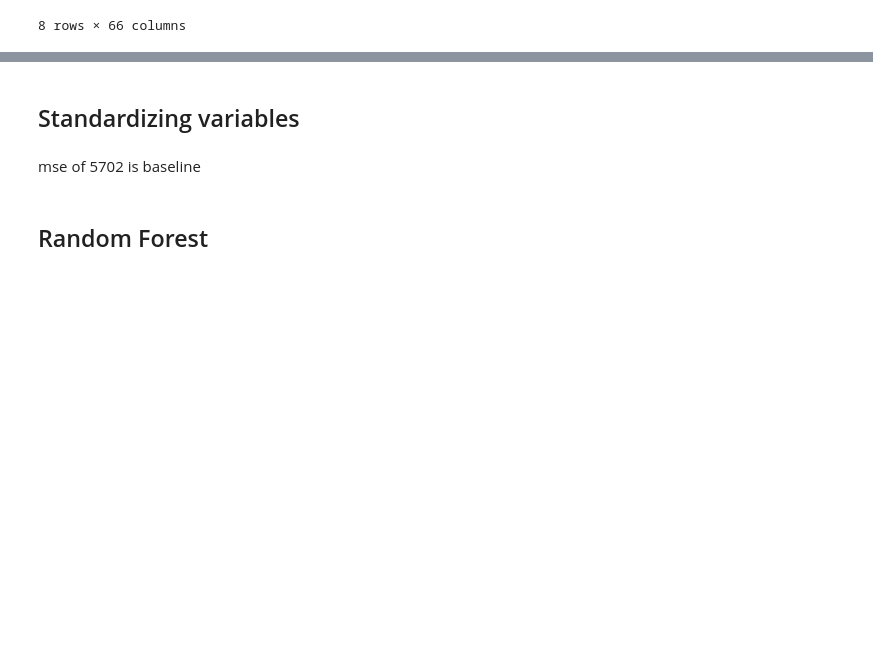
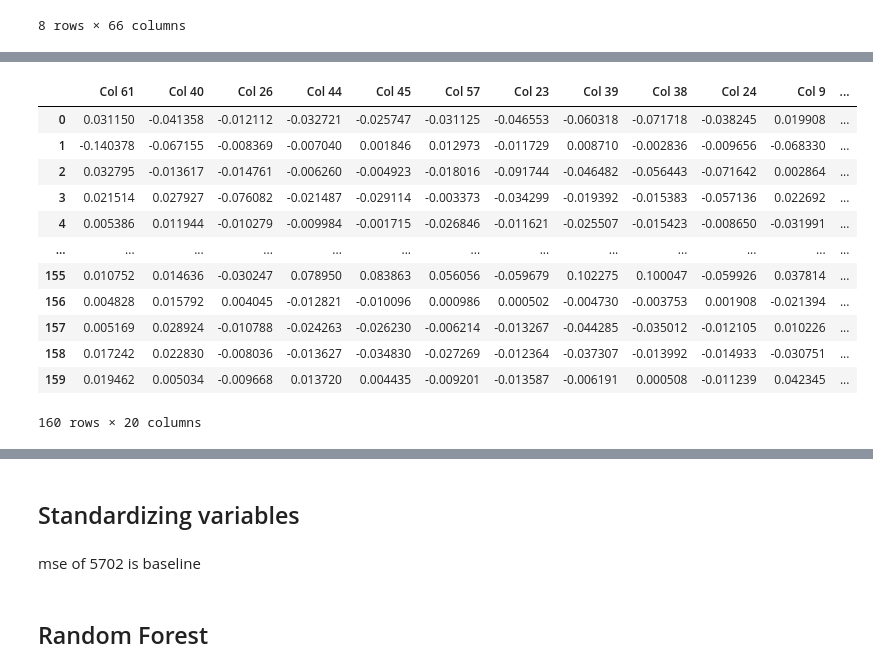
Before and after one commit to lukekerwin/GP1_DS310, a Jupyter notebook: Brian_proj.ipynb, the cells around one changed output, grey strips where cells are left out. Drawn from its saved outputs; the diff is of its cells as text; code cells hidden in the pictures; blank space fills up the shorter version.

```diff
--- a/Brian_proj.ipynb
+++ b/Brian_proj.ipynb
@@ -214,0 +231,8 @@ df.describe(include='all')
+# %%
+# Correlation with y
+df2 = df.drop(columns=['id', 'y'])
+
+correlation_matrix = df2.corrwith(df['y'])
+
+# The correlation_matrix will contain the correlation coefficients between 'y' and all other variables
+print(correlation_matrix)
@@ -214,0 +294,12 @@ df.describe(include='all')
+# %%
+# Keep the top 10 positive correlated values and top 10 negatively correlated values
+
+# Sort the correlation matrix by the 'y' variable
+sorted_correlation = correlation_matrix.sort_values(ascending=False)
+
+# Create a new DataFrame with the top 10 positively correlated and top 10 negatively correlated values
+corr_values = pd.concat([sorted_correlation[-11:-1], sorted_correlation[:10]]).reset_index()
+
+# Print the top correlated values
+print("Top 10 Correlated Values:")
+corr_values['index']
@@ -214,0 +325,18 @@ df.describe(include='all')
+# %%
+df3 = df[corr_values['index']]
+
+df3
+# %% [output]
+|  | Col 61 | Col 40 | Col 26 | Col 44 | Col 45 | Col 57 | Col 23 | Col 39 | Col 38 | Col 24 | Col 9 | ... |
+| 0 | 0.031150 | -0.041358 | -0.012112 | -0.032721 | -0.025747 | -0.031125 | -0.046553 | -0.060318 | -0.071718 | -0.038245 | 0.019908 | ... |
+| 1 | -0.140378 | -0.067155 | -0.008369 | -0.007040 | 0.001846 | 0.012973 | -0.011729 | 0.008710 | -0.002836 | -0.009656 | -0.068330 | ... |
+| 2 | 0.032795 | -0.013617 | -0.014761 | -0.006260 | -0.004923 | -0.018016 | -0.091744 | -0.046482 | -0.056443 | -0.071642 | 0.002864 | ... |
+| 3 | 0.021514 | 0.027927 | -0.076082 | -0.021487 | -0.029114 | -0.003373 | -0.034299 | -0.019392 | -0.015383 | -0.057136 | 0.022692 | ... |
+| 4 | 0.005386 | 0.011944 | -0.010279 | -0.009984 | -0.001715 | -0.026846 | -0.011621 | -0.025507 | -0.015423 | -0.008650 | -0.031991 | ... |
+| ... | ... | ... | ... | ... | ... | ... | ... | ... | ... | ... | ... | ... |
+| 155 | 0.010752 | 0.014636 | -0.030247 | 0.078950 | 0.083863 | 0.056056 | -0.059679 | 0.102275 | 0.100047 | -0.059926 | 0.037814 | ... |
+| 156 | 0.004828 | 0.015792 | 0.004045 | -0.012821 | -0.010096 | 0.000986 | 0.000502 | -0.004730 | -0.003753 | 0.001908 | -0.021394 | ... |
+| 157 | 0.005169 | 0.028924 | -0.010788 | -0.024263 | -0.026230 | -0.006214 | -0.013267 | -0.044285 | -0.035012 | -0.012105 | 0.010226 | ... |
+| 158 | 0.017242 | 0.022830 | -0.008036 | -0.013627 | -0.034830 | -0.027269 | -0.012364 | -0.037307 | -0.013992 | -0.014933 | -0.030751 | ... |
+| 159 | 0.019462 | 0.005034 | -0.009668 | 0.013720 | 0.004435 | -0.009201 | -0.013587 | -0.006191 | 0.000508 | -0.011239 | 0.042345 | ... |
+160 rows × 20 columns
```
Also changed, not shown: parts of 21 cells of this notebook, 2 other files.
